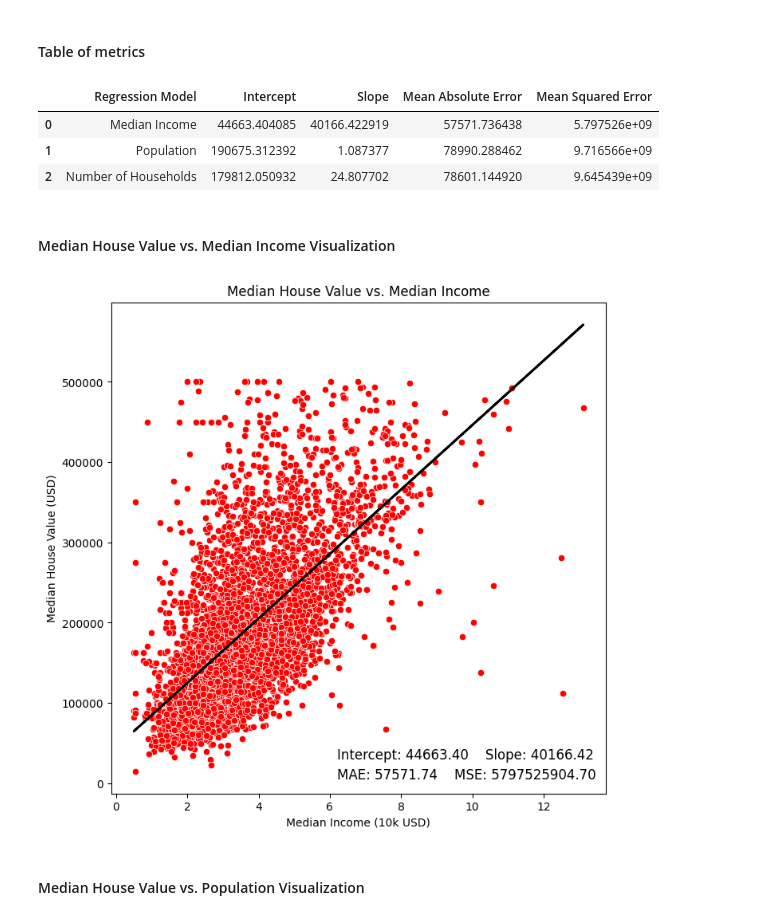
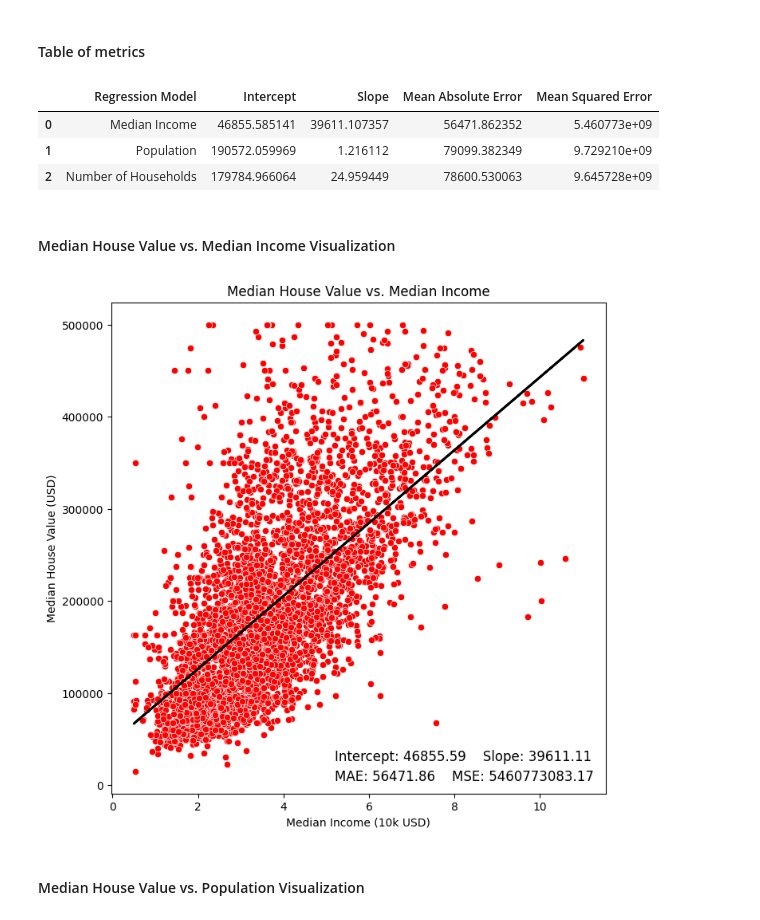
Before and after one commit to brendan-lee/CSCN8010-labs, a Jupyter notebook: lab1.ipynb, the cells around one changed output. Cells and saved outputs as stored; diff of their text form; code cells hidden in the pictures.

```diff
--- a/lab1.ipynb
+++ b/lab1.ipynb
@@ -113,6 +115,8 @@ plt.show()
 # %%
 # remove outliers
 df_cleaned = df[df['median_house_value'] != 500001]
+df_cleaned = df_cleaned[df_cleaned['population'] < 25000]
+
 records_cleaned = len(df) - len(df_cleaned)
 print(f'{records_cleaned} outliers removed.\nBefore: {len(df)} rows\nAfter: {len(df_cleaned)} rows')
 # %% [output]
@@ -208,8 +212,6 @@ LinearRegression()
 # %% [markdown]
 #### Table of metrics
 # %%
-# calc intercept, slope, MAE and MSE
-
 def calc_metrics(model, feature):
   intercept = model.intercept_
   slope = model.coef_[0]
@@ -219,6 +221,7 @@ def calc_metrics(model, feature):
   return intercept, slope, mae, mse
 
 
+# calc intercept, slope, MAE and MSE
 income_model_metrics = calc_metrics(income_model, 'median_income')
 population_model_metrics = calc_metrics(population_model, 'population')
 households_model_metrics = calc_metrics(households_model, 'households')
@@ -235,30 +238,30 @@ metrics_table = pd.DataFrame(
 metrics_table
 # %% [output]
 |  | Regression Model | Intercept | Slope | Mean Absolute Error | Mean Squared Error |
-| 0 | Median Income | 44663.404085 | 40166.422919 | 57571.736438 | 5.797526e+09 |
-| 1 | Population | 190675.312392 | 1.087377 | 78990.288462 | 9.716566e+09 |
-| 2 | Number of Households | 179812.050932 | 24.807702 | 78601.144920 | 9.645439e+09 |
+| 0 | Median Income | 46855.585141 | 39611.107357 | 56471.862352 | 5.460773e+09 |
+| 1 | Population | 190572.059969 | 1.216112 | 79099.382349 | 9.729210e+09 |
+| 2 | Number of Households | 179784.966064 | 24.959449 | 78600.530063 | 9.645728e+09 |
 # %% [markdown]
 #### Median House Value vs. Median Income Visualization
 # %%
 plt.figure(figsize=(8, 8))
 sns.scatterplot(test_set, x='median_income', y='median_house_value', color='red')
 
 # plot the regression line
 predictions = income_model.predict(test_set[['median_income']])
 plt.plot(test_set['median_income'], predictions, color='black', linewidth=2)
 
 # plot the intercept, slope, MAE and MSE
 intercept, slope, mae, mse = income_model_metrics
 metrics_text = f'Intercept: {intercept:.2f}    Slope: {slope:.2f}\nMAE: {mae:.2f}    MSE: {mse:.2f}'
-plt.text(6.2, 5000, metrics_text, fontsize=12, linespacing=1.5)
+plt.text(5.2, 5000, metrics_text, fontsize=12, linespacing=1.5)
 
 plt.title('Median House Value vs. Median Income')
 plt.xlabel('Median Income (10k USD)')
 plt.ylabel('Median House Value (USD)')
 plt.show()
 # %% [output]
-[figure, old version]
+[figure, new version]
 # %% [markdown]
 #### Median House Value vs. Population Visualization
 # %%
```
Also changed, not shown: parts of 7 cells of this notebook.
